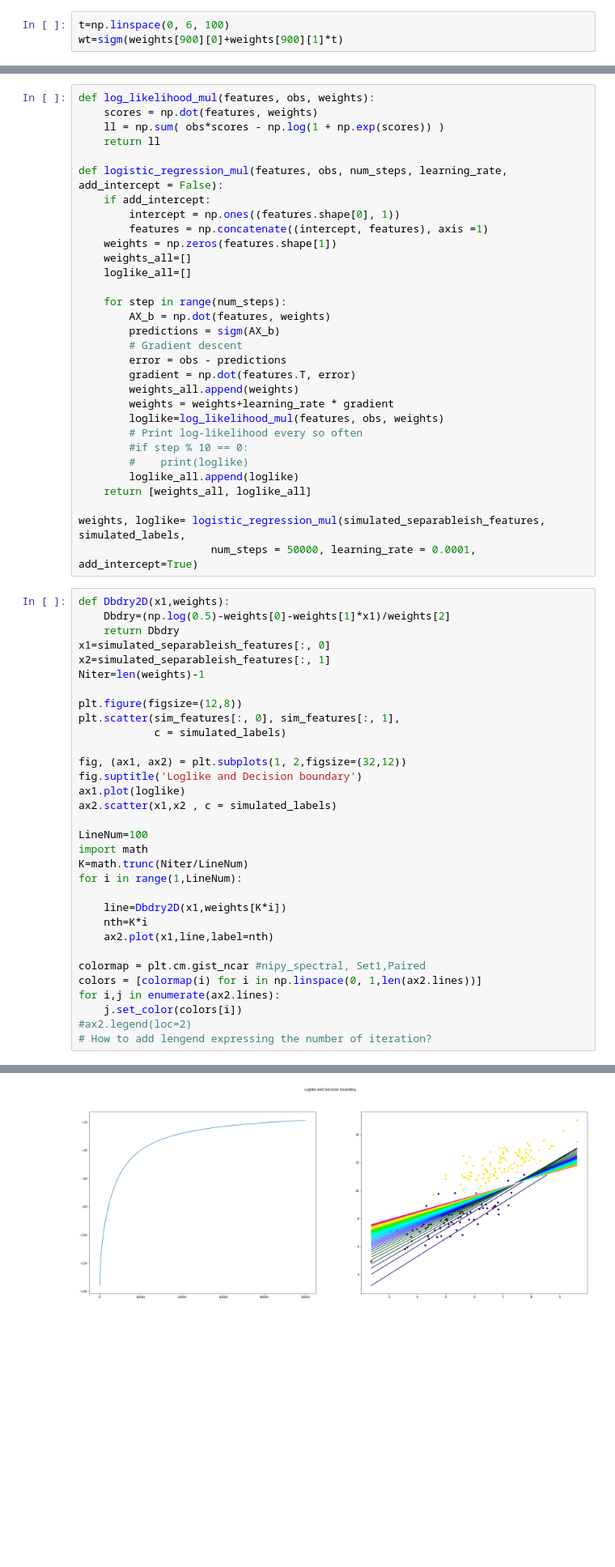
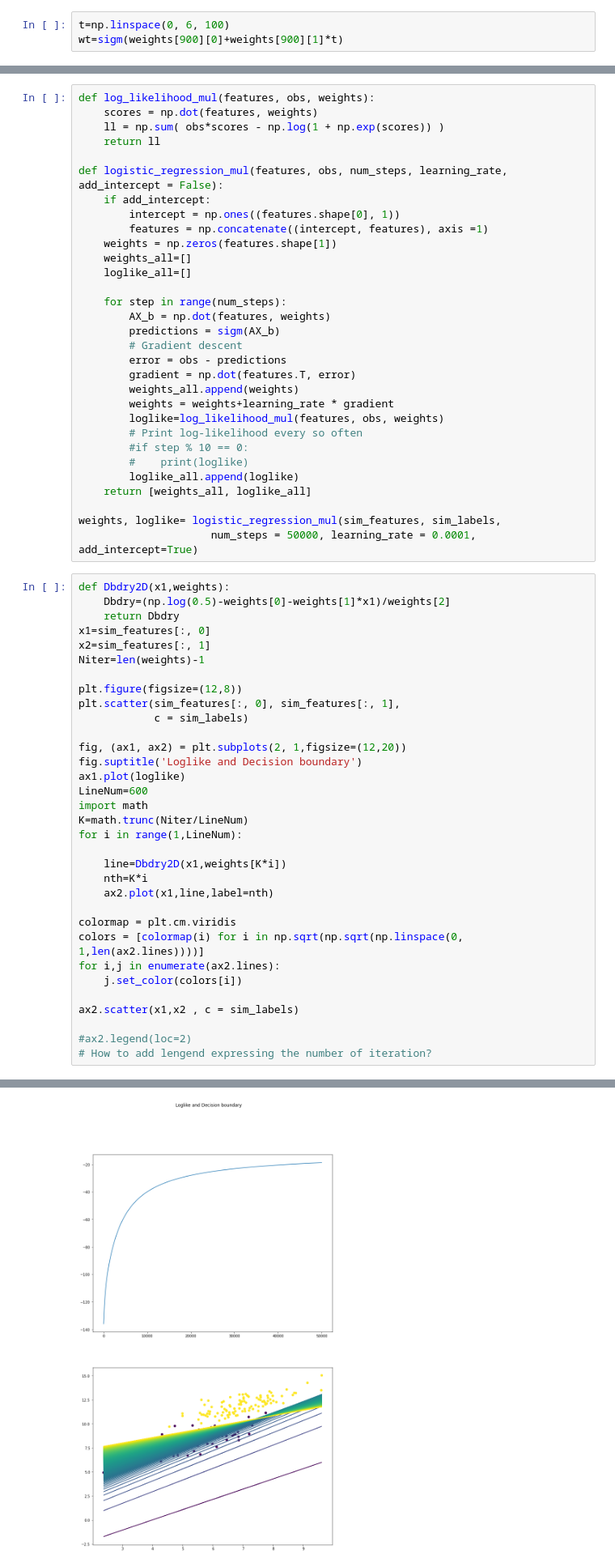
Before and after one commit to johnypark/Essential-Math-for-ML, a Jupyter notebook: Chap1-Linear-Regression/Logistic regression.ipynb, the cells around one changed output, grey strips where cells are left out. Shown: that part at 81% size. Drawn from its saved outputs; the diff is of its cells as text; blank space fills up the shorter version.

```diff
--- a/Chap1-Linear-Regression/Logistic regression.ipynb
+++ b/Chap1-Linear-Regression/Logistic regression.ipynb
@@ -154,26 +154,24 @@ def logistic_regression_mul(features, obs, num_steps, learning_rate, add_interce
         loglike_all.append(loglike)
     return [weights_all, loglike_all]
 
-weights, loglike= logistic_regression_mul(simulated_separableish_features, simulated_labels,
+weights, loglike= logistic_regression_mul(sim_features, sim_labels,
                      num_steps = 50000, learning_rate = 0.0001, add_intercept=True)
 # %%
 def Dbdry2D(x1,weights):
     Dbdry=(np.log(0.5)-weights[0]-weights[1]*x1)/weights[2]
     return Dbdry
-x1=simulated_separableish_features[:, 0]
-x2=simulated_separableish_features[:, 1]
+x1=sim_features[:, 0]
+x2=sim_features[:, 1]
 Niter=len(weights)-1
 
 plt.figure(figsize=(12,8))
 plt.scatter(sim_features[:, 0], sim_features[:, 1],
-            c = simulated_labels)
+            c = sim_labels)
 
-fig, (ax1, ax2) = plt.subplots(1, 2,figsize=(32,12))
+fig, (ax1, ax2) = plt.subplots(2, 1,figsize=(12,20))
 fig.suptitle('Loglike and Decision boundary')
 ax1.plot(loglike)
-ax2.scatter(x1,x2 , c = simulated_labels)
-
-LineNum=100
+LineNum=600
 import math
 K=math.trunc(Niter/LineNum)
 for i in range(1,LineNum):
@@ -182,10 +180,13 @@ for i in range(1,LineNum):
     nth=K*i
     ax2.plot(x1,line,label=nth)
 
-colormap = plt.cm.gist_ncar #nipy_spectral, Set1,Paired
-colors = [colormap(i) for i in np.linspace(0, 1,len(ax2.lines))]
+colormap = plt.cm.viridis
+colors = [colormap(i) for i in np.sqrt(np.sqrt(np.linspace(0, 1,len(ax2.lines))))]
 for i,j in enumerate(ax2.lines):
     j.set_color(colors[i])
+
+ax2.scatter(x1,x2 , c = sim_labels)
+
 #ax2.legend(loc=2)
 # How to add lengend expressing the number of iteration?
 # %% [output]
@@ -192,5 +194,5 @@ for i,j in enumerate(ax2.lines):
 [figure]
-[figure, old version]
+[figure, new version]
 # %% [markdown]
 #### Questions and follow ups.
 
```
Also changed, not shown: parts of 1 cell of this notebook.
